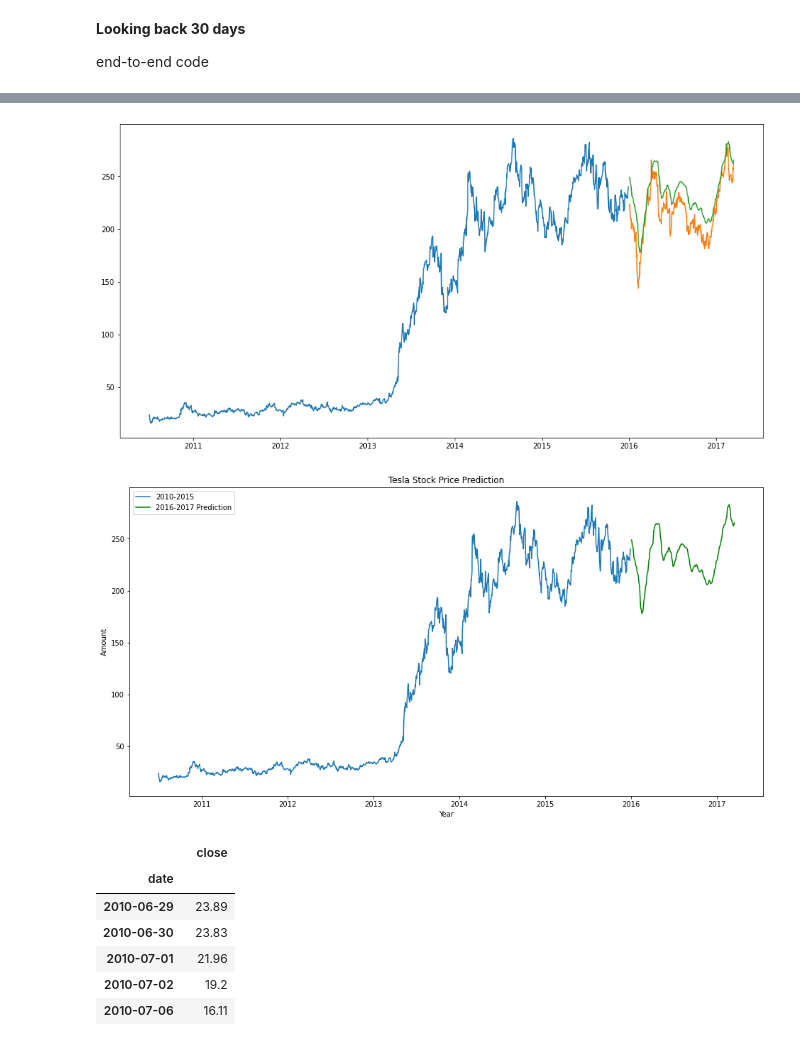
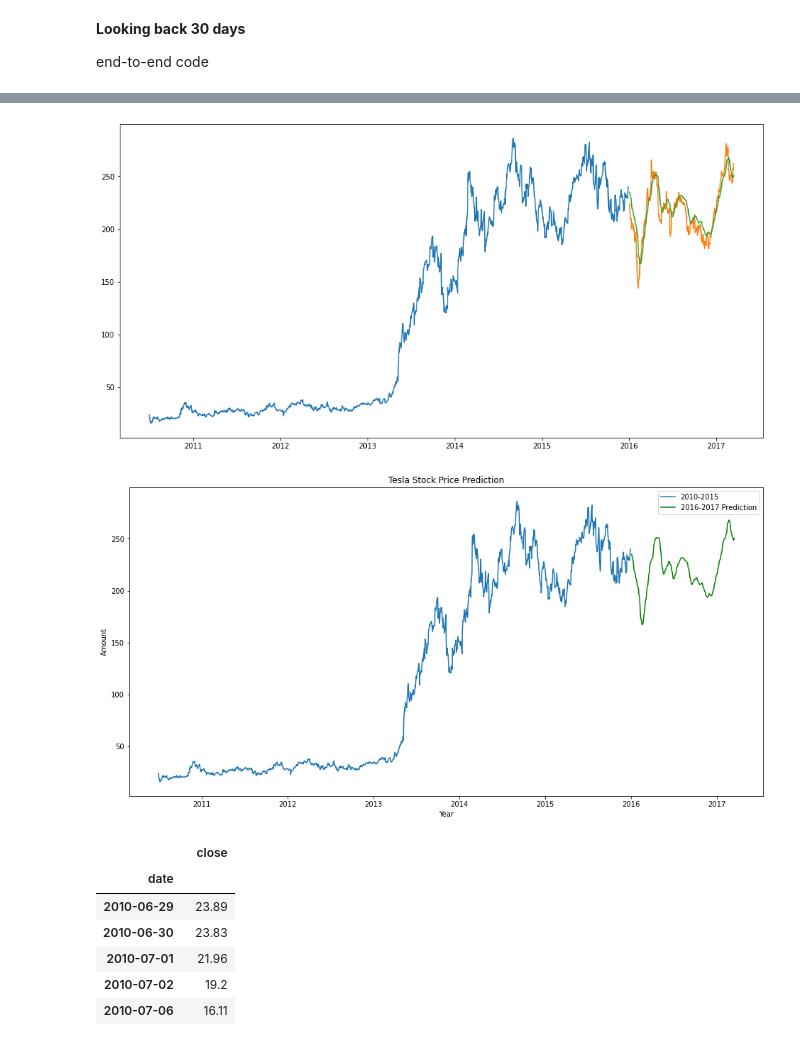
Before and after one commit to jafar-shodiq/mlearning-proj, a Jupyter notebook: stock-tesla-regression-2.ipynb, the cells around one changed output, grey strips where cells are left out. Cells and saved outputs as stored; diff of their text form; code cells hidden in the pictures.

```diff
--- a/stock-tesla-regression-2.ipynb
+++ b/stock-tesla-regression-2.ipynb
@@ -245,6 +245,21 @@ plt.plot(valid[['close', 'predictions']]);
 
 end-to-end code
 # %%
+# Import libraries
+import pandas as pd
+import numpy as np
+import matplotlib.pyplot as plt
+
+from sklearn.preprocessing import MinMaxScaler
+from keras.models import Sequential
+from keras.layers import Dense, Dropout, LSTM
+
+import warnings
+warnings.filterwarnings("ignore")
+
+# Set a random seed
+np.random.seed(42)
+
 # Load the dataset
 df0 = pd.read_csv('./datasets/stock-tesla.csv', parse_dates=['Date'])
 df0.columns = ['date', 'open', 'high', 'low', 'close', 'vol', 'adj_close']
@@ -267,16 +282,16 @@ new_data.drop('date', axis=1, inplace=True)
 dataset = new_data.values
 
 # Split into train and valid
-train = dataset[0:1388,:]
-valid = dataset[1388:,:]
+training = dataset[0:1388,:]
+validation = dataset[1388:,:]
 
 # Scale the dataset using minmaxscaler
 scaler = MinMaxScaler(feature_range=(0, 1))
-scaled_data = scaler.fit_transform(dataset)
+scaled_data = scaler.fit_transform(training)
 
 # Make X_train and y_train
 X_train, y_train = [], []
-for i in range(30, len(train)):
+for i in range(30, len(training)):
     X_train.append(scaled_data[i-30:i,0])
     y_train.append(scaled_data[i,0])
 X_train, y_train = np.array(X_train), np.array(y_train)
@@ -291,7 +306,7 @@ model.compile(loss='mean_squared_error', optimizer='adam')
 model.fit(X_train, y_train, epochs=1, batch_size=1, verbose=2)
 
 # Prepare the X_test
-inputs = new_data[len(new_data) - len(valid) - 30:].values
+inputs = new_data[len(new_data) - len(validation) - 30:].values
 inputs = inputs.reshape(-1,1)
 inputs  = scaler.transform(inputs)
 
@@ -306,7 +321,7 @@ closing_price = model.predict(X_test)
 closing_price = scaler.inverse_transform(closing_price)
 
 # Evaluate using RMS
-rms = np.sqrt(np.mean(np.power((valid-closing_price),2)))
+rms = np.sqrt(np.mean(np.power((validation-closing_price),2)))
 
 # Visualize
 train = new_data[:1388]
@@ -321,4 +336,4 @@ plt.plot(valid[['close', 'predictions']]);
-[figure, old version]
+[figure, new version]
 # %%
 plt.figure(figsize=(16,8))
 plt.plot(train['close'])
@@ -328,7 +343,7 @@ plt.xlabel('Year')
 plt.ylabel('Amount')
 plt.legend(('2010-2015', '2016-2017 Prediction'));
 # %% [output]
-[figure, old version]
+[figure, new version]
 # %%
 train
 # %% [output]
```
Also changed, not shown: parts of 3 cells of this notebook.
